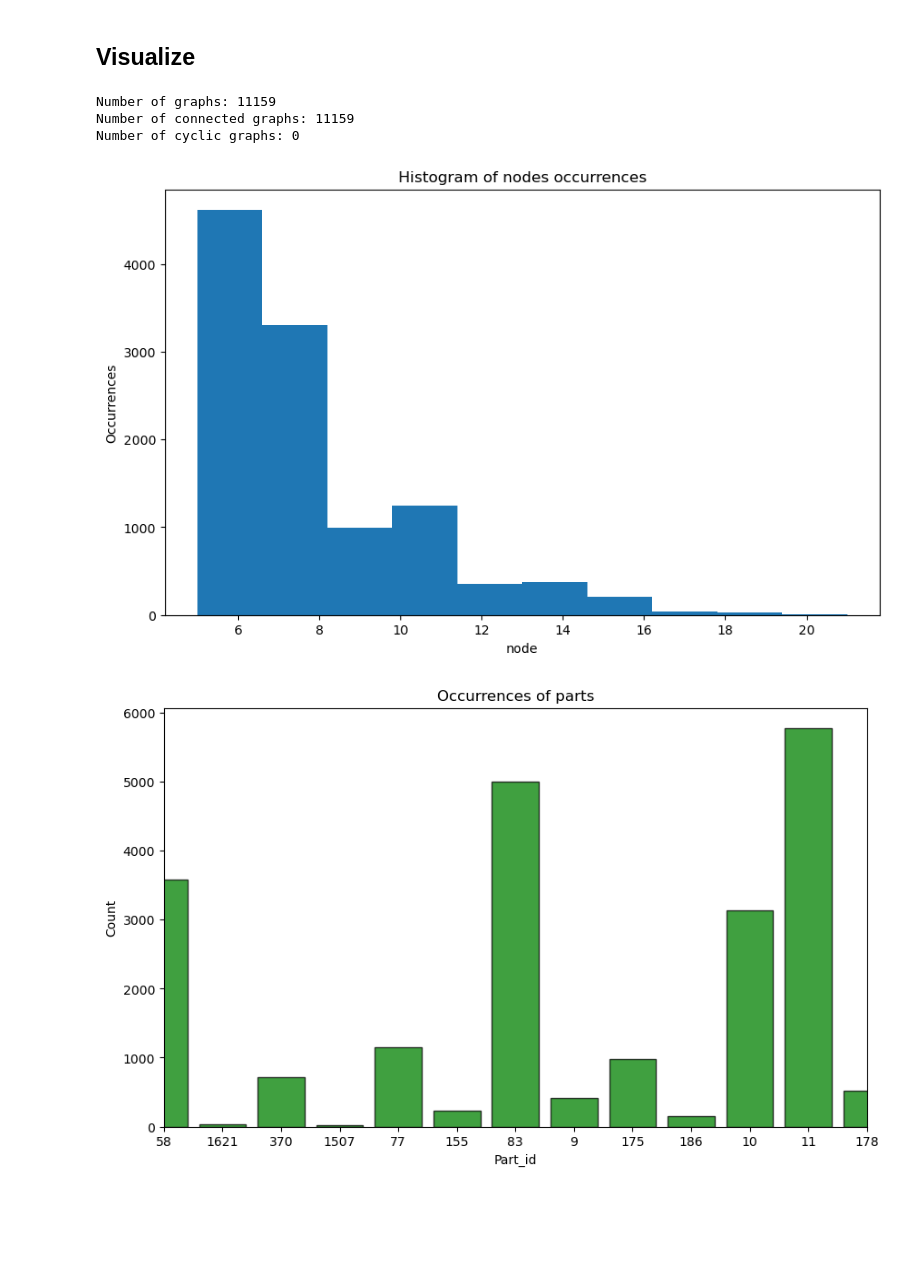
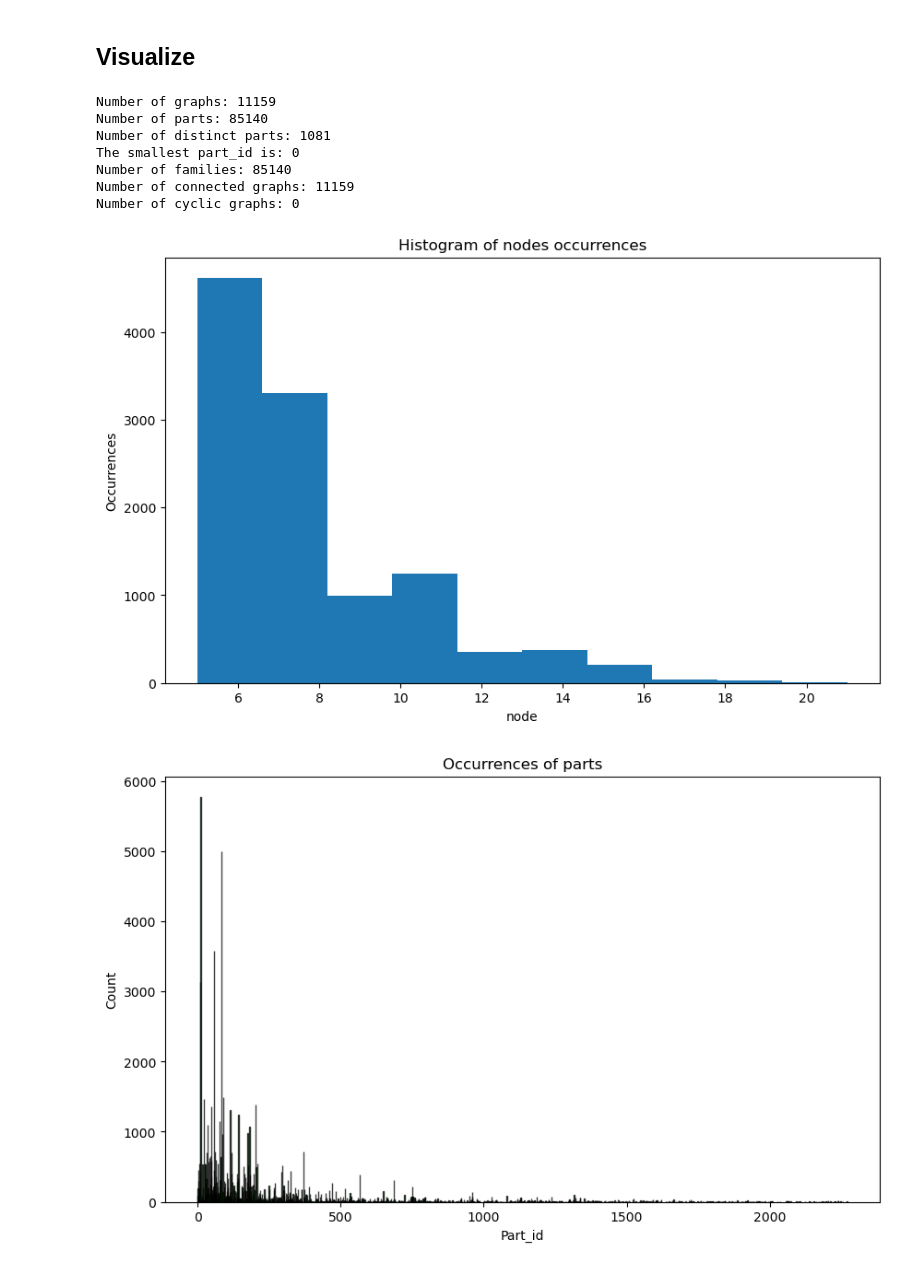
Before and after one commit to javajonny/ai-lecture-project, a Jupyter notebook: predict.ipynb, the cells around one changed output. Saved outputs shown, nothing was run; the diff lists cells and outputs as text; code cells hidden in the pictures; blank space fills up the shorter version.

```diff
--- a/predict.ipynb
+++ b/predict.ipynb
@@ -40,12 +39,17 @@ print(graphs[0].get_parts())
 print(graphs[0].get_nodes())
 '''
 number_of_graphs = len(graphs)
+number_of_parts = 0
+number_of_families = 0
 number_of_connected_graphs = 0
 number_of_cyclic_graphs = 0
 number_of_nodes = []
 part_id_counter = Counter()
 family_id_counter = Counter()
 node_id_counter = Counter()
+
+part_set = set()
+
 
 
 for graph in graphs:
@@ -59,12 +63,25 @@ for graph in graphs:
     for node in nodes:
         node_id_counter[node.get_id] += 1
     for part in parts:
-        p_id = part.get_part_id()
+        p_id = int(part.get_part_id())
+        if int(part.get_family_id()) == 0:
+            print(p_id, part.get_family_id())
+        part_set.add(p_id)
         part_id_counter[p_id] += 1
-        family_id_counter[part.get_family_id()] += 1
+        family_id_counter[int(part.get_family_id())] += 1
+        number_of_parts += 1
+        number_of_families += 1
 
 # cannot use get_parts method because it returns a set of nodes
 print(f"Number of graphs: {number_of_graphs}")
+print(f"Number of parts: {number_of_parts}")
+print(f"Number of distinct parts: {len(part_set)}")
+# Get the smallest part_id
+smallest_part_id = min(part_set)
+print(f"The smallest part_id is: {smallest_part_id}")
+
+
+print(f"Number of families: {number_of_families}")
 print(f"Number of connected graphs: {number_of_connected_graphs}")
 print(f"Number of cyclic graphs: {number_of_cyclic_graphs}")
 
@@ -77,32 +94,35 @@ plt.figure(figsize=(10, 6))
 plt.hist(number_of_nodes)
 plt.xlabel("node")
 plt.ylabel("Occurrences")
 plt.title("Histogram of nodes occurrences")
 plt.show()
 
 
 # TODO: sort the part_ids and counts
 parts, counts = zip(*part_id_counter.items())
 # Visualization: Bar chart
 plt.figure(figsize=(10, 6))
 plt.bar(parts, counts, alpha=0.75, color='green', edgecolor='black')
 plt.title("Occurrences of parts")
 plt.xlabel("Part_id")
 plt.ylabel("Count")
-plt.xlim(0,12)
 plt.show()
 
 family, counts = zip(*family_id_counter.items())
 # Visualization: Bar chart
 plt.figure(figsize=(10, 6))
 plt.bar(family, counts, alpha=0.75, color='red', edgecolor='black')
 plt.title("Occurrences of Families")
 plt.xlabel("Famil_id")
 plt.ylabel("Count")
 plt.show()
 # %% [output]
 Number of graphs: 11159
+Number of parts: 85140
+Number of distinct parts: 1081
+The smallest part_id is: 0
+Number of families: 85140
 Number of connected graphs: 11159
 Number of cyclic graphs: 0
 [figure]
-[figure, old version]
+[figure, new version]
```
Also changed, not shown: parts of 40 cells of this notebook.
